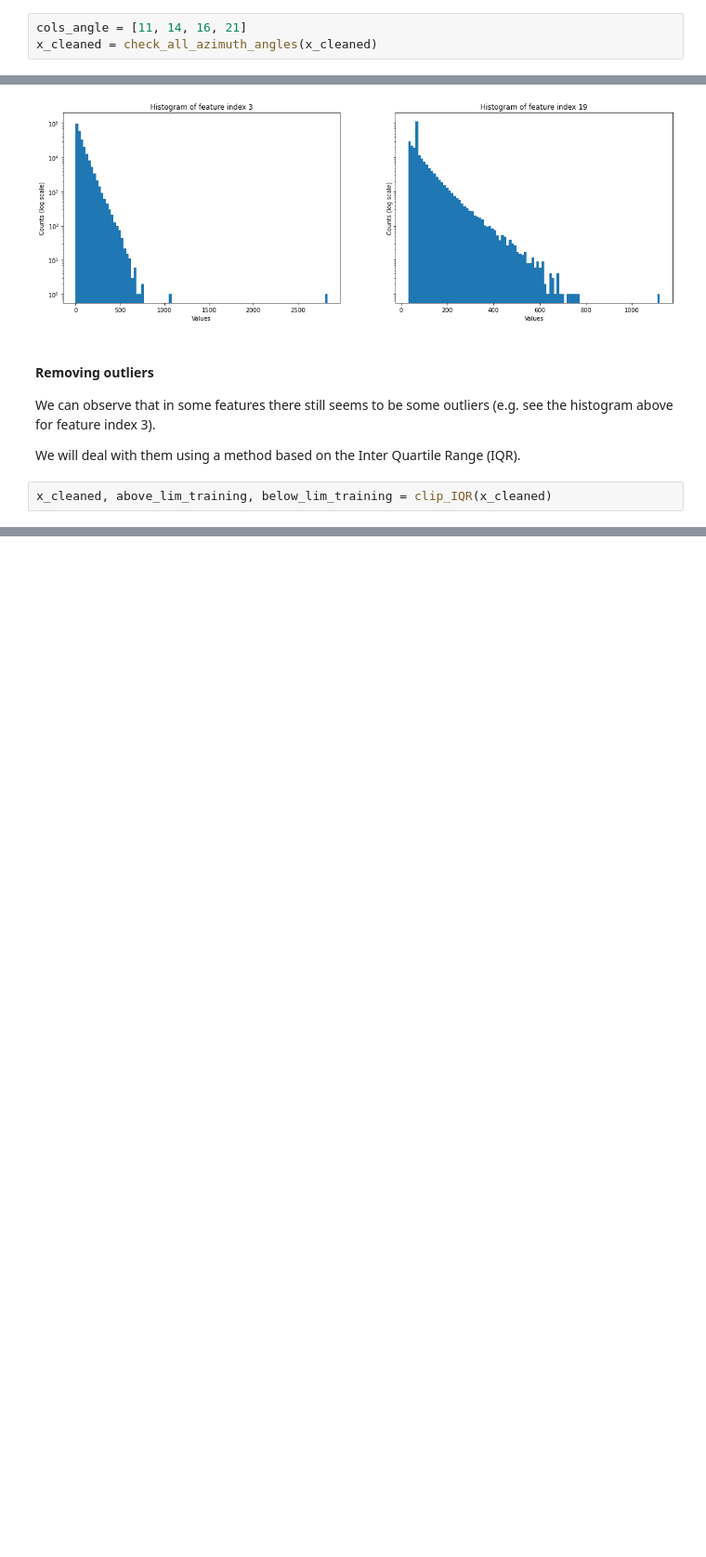
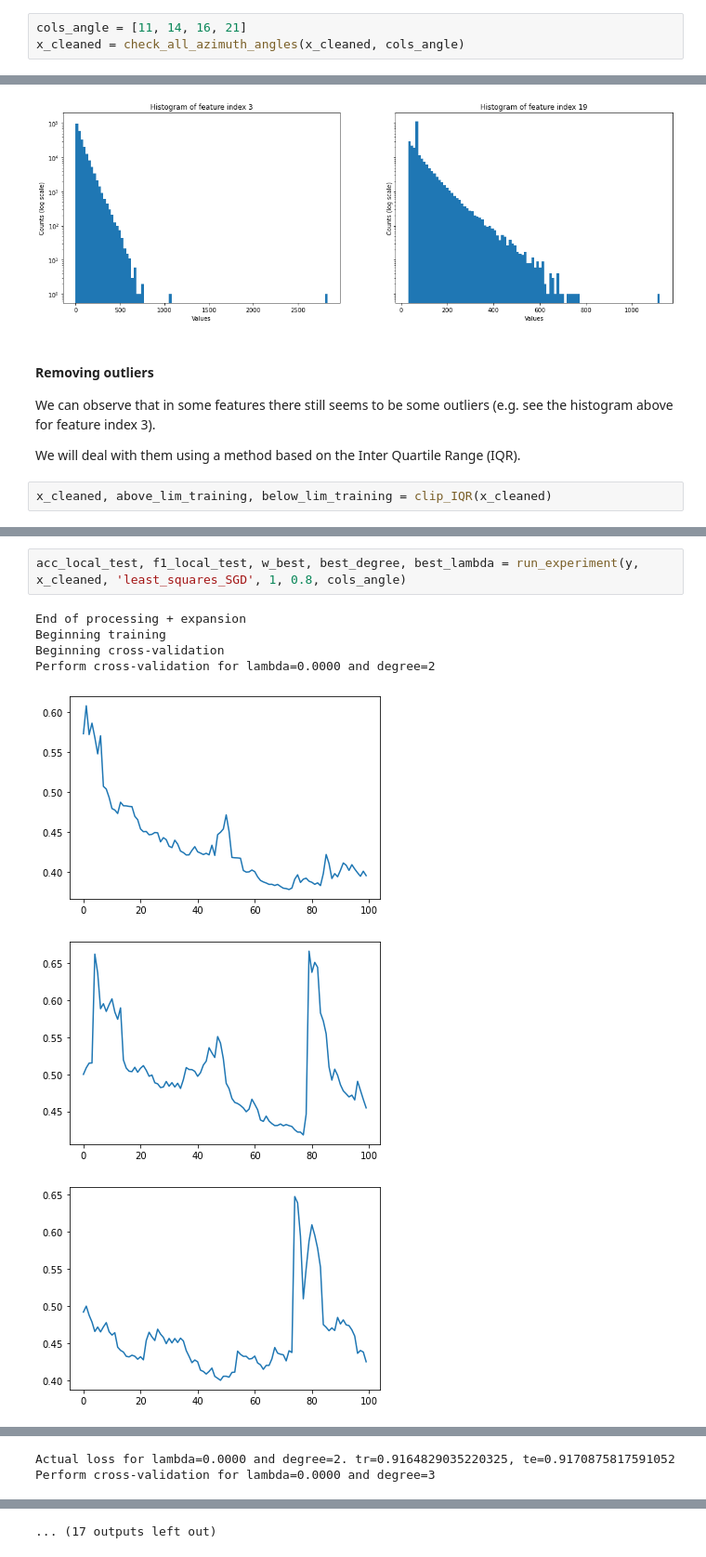
Before and after one commit to CS-433/ml-project-1-teamphilippe, a Jupyter notebook: project1.ipynb, the cells around one changed output, grey strips where cells are left out. Shown: that part at 93% size. Cells and saved outputs as stored; diff of their text form; blank space fills up the shorter version.

```diff
--- a/project1.ipynb
+++ b/project1.ipynb
@@ -131,7 +131,7 @@ x_cleaned, default_values_training = replace_by_default_value(x_cleaned)
 Some features represents angles, which are supposed to be in the range $[\pi; -\pi[$ according to the documentation of the dataset (https://higgsml.lal.in2p3.fr/files/2014/04/documentation_v1.8.pdf). Let's check this is the case.
 # %%
 cols_angle = [11, 14, 16, 21]
-x_cleaned = check_all_azimuth_angles(x_cleaned)
+x_cleaned = check_all_azimuth_angles(x_cleaned, cols_angle)
 # %% [output]
 Number of values outside [-pi;pi[ (col 11): 9
 Number of values outside [-pi;pi[ (col 14): 11
@@ -177,0 +179,10 @@ Perform cross-validation for lambda=0.0032 and degree=5
+# %%
+acc_local_test, f1_local_test, w_best, best_degree, best_lambda = run_experiment(y, x_cleaned, 'least_squares_SGD', 1, 0.8, cols_angle)
+# %% [output]
+End of processing + expansion
+Beginning training
+Beginning cross-validation
+Perform cross-validation for lambda=0.0000 and degree=2
+[figure, added]
+[figure, added]
+[figure, added]
@@ -177,0 +194,2 @@ Perform cross-validation for lambda=0.0032 and degree=5
+Actual loss for lambda=0.0000 and degree=2. tr=0.9164829035220325, te=0.9170875817591052
+Perform cross-validation for lambda=0.0000 and degree=3
@@ -177,0 +198 @@ Perform cross-validation for lambda=0.0032 and degree=5
+... (17 outputs left out)
```
Also changed, not shown: parts of 11 cells of this notebook, 6 other files.
